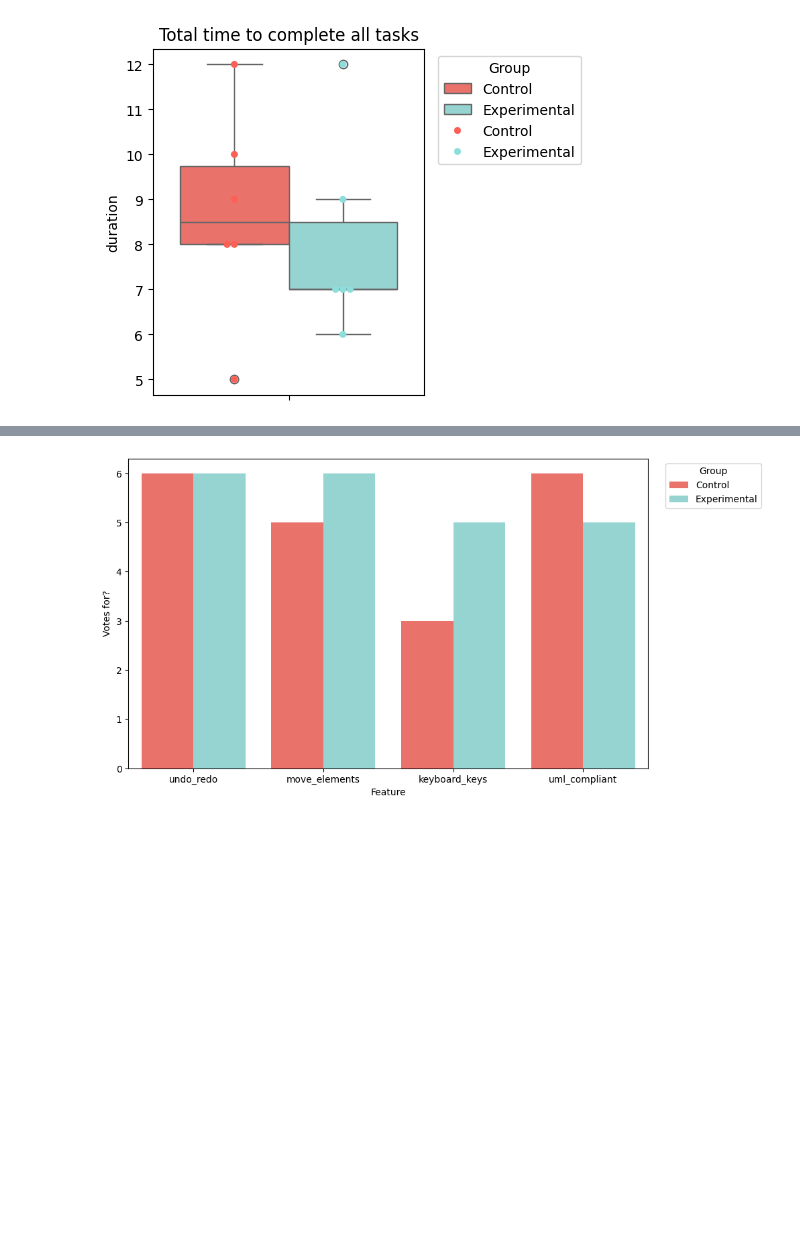
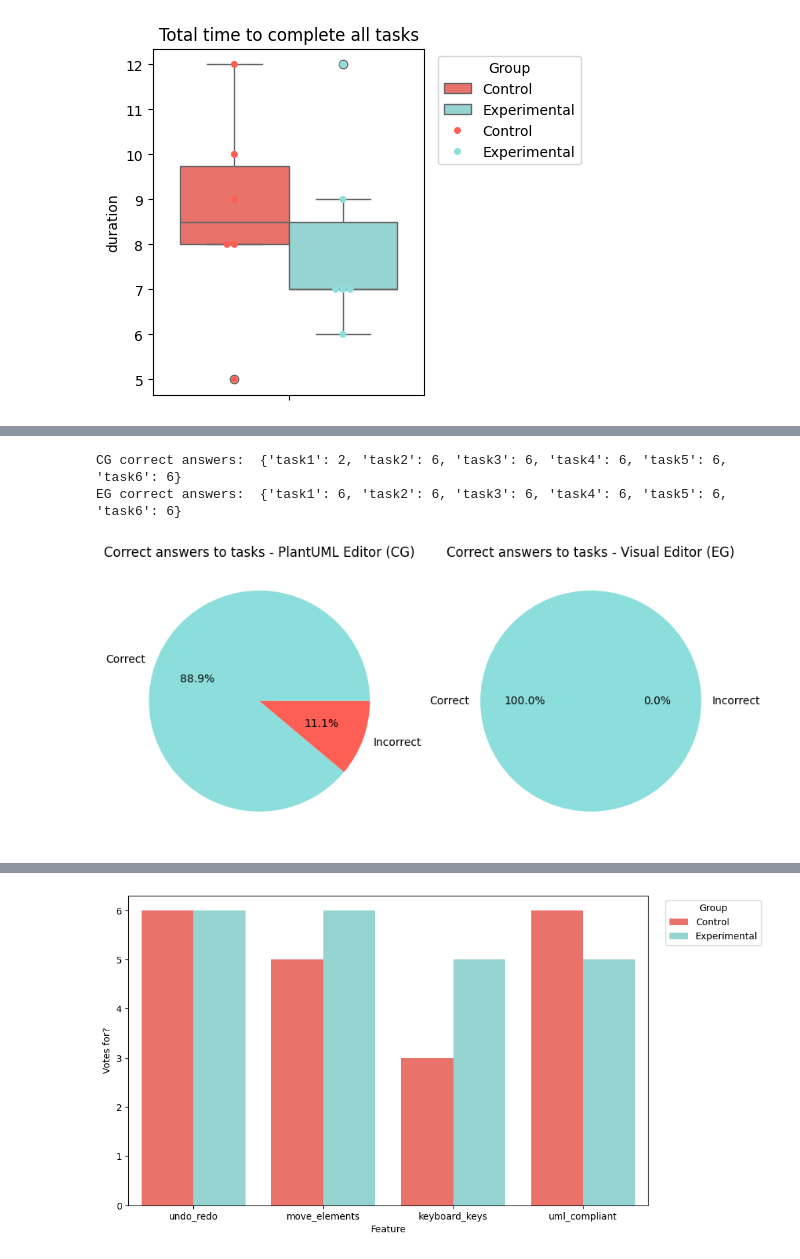
Before and after one commit to mbarra29/infragenie-visual-rep-pckg, a Jupyter notebook: notebooks/evaluation.ipynb, the cells around one changed output, grey strips where cells are left out. Drawn from its saved outputs; the diff is of its cells as text; code cells hidden in the pictures; blank space fills up the shorter version.

```diff
--- a/notebooks/evaluation.ipynb
+++ b/notebooks/evaluation.ipynb
@@ -1151,13 +694,0 @@ plantumlSus
-# %%
-for col in visualSus.columns:
-    if "just" not in col:
-        newCol = []
-
-        for idx in visualSus.index:
-            value = visualSus[col][idx]
-            newCol.append(int(susLikert[value]))
-
-        visualSus.drop(col, axis=1, inplace=True)
-        visualSus[col] = newCol
-
-visualSus
@@ -1370,8 +694,0 @@ visualSusJust = visualSus[['sus_just']]
-# %%
-for idx in plantumlSusJust.index:
-    print(idx, plantumlSusJust['sus_just'][idx])
-
-print("--------------------------------")
-
-for idx in visualSusJust.index:
-    print(idx, visualSusJust['sus_just'][idx])
@@ -1434,0 +766,53 @@ dfVotesPlot
+# %%
+totalAnswers = 6 * 6
+
+controlCorrectAnswers = {
+    'task1': sum(1 for x in controlTasks['t1_correct'] if x),
+    'task2': sum(1 for x in controlTasks['t2_correct'] if x),
+    'task3': sum(1 for x in controlTasks['t3_correct'] if x),
+    'task4': sum(1 for x in controlTasks['t4_correct'] if x),
+    'task5': sum(1 for x in controlTasks['t5_correct'] if x),
+    'task6': sum(1 for x in controlTasks['t6_correct'] if x)
+}
+
+experimentalCorrectAnswers = {
+    'task1': sum(1 for x in experimentalTasks['t1_correct'] if x),
+    'task2': sum(1 for x in experimentalTasks['t2_correct'] if x),
+    'task3': sum(1 for x in experimentalTasks['t3_correct'] if x),
+    'task4': sum(1 for x in experimentalTasks['t4_correct'] if x),
+    'task5': sum(1 for x in experimentalTasks['t5_correct'] if x),
+    'task6': sum(1 for x in experimentalTasks['t6_correct'] if x)
+}
+
+print("CG correct answers: ", controlCorrectAnswers)
+print("EG correct answers: ", experimentalCorrectAnswers)
+
+# This information is used to create a table in the thesis document
+# %% [output]
+CG correct answers:  {'task1': 2, 'task2': 6, 'task3': 6, 'task4': 6, 'task5': 6, 'task6': 6}
+EG correct answers:  {'task1': 6, 'task2': 6, 'task3': 6, 'task4': 6, 'task5': 6, 'task6': 6}
+# %%
+fig, (ax1,ax2) = plt.subplots(1, 2, figsize=(10,10)) #ax1,ax2 refer to your two pies
+
+correctControl = 0
+for k in controlCorrectAnswers:
+    correctControl += controlCorrectAnswers[k]
+
+correctExperimental = 0
+for k in experimentalCorrectAnswers:
+    correctExperimental += experimentalCorrectAnswers[k]
+
+labelsPieCharts = ['Correct','Incorrect']
+colorsPieCharts = [colorEG, colorCG]
+
+values = [correctControl, totalAnswers - correctControl]
+ax1.pie(values, labels = labelsPieCharts, colors = colorsPieCharts, autopct = '%1.1f%%')
+ax1.set_title('Correct answers to tasks - PlantUML Editor (CG)')
+
+values = [correctExperimental, totalAnswers - correctExperimental]
+ax2.pie(values,labels = labelsPieCharts, colors = colorsPieCharts, autopct = '%1.1f%%')
+ax2.set_title('Correct answers to tasks - Visual Editor (EG)')
+
+plt.show()
+# %% [output]
+[figure, added]
```
Also changed, not shown: parts of 122 cells of this notebook.
